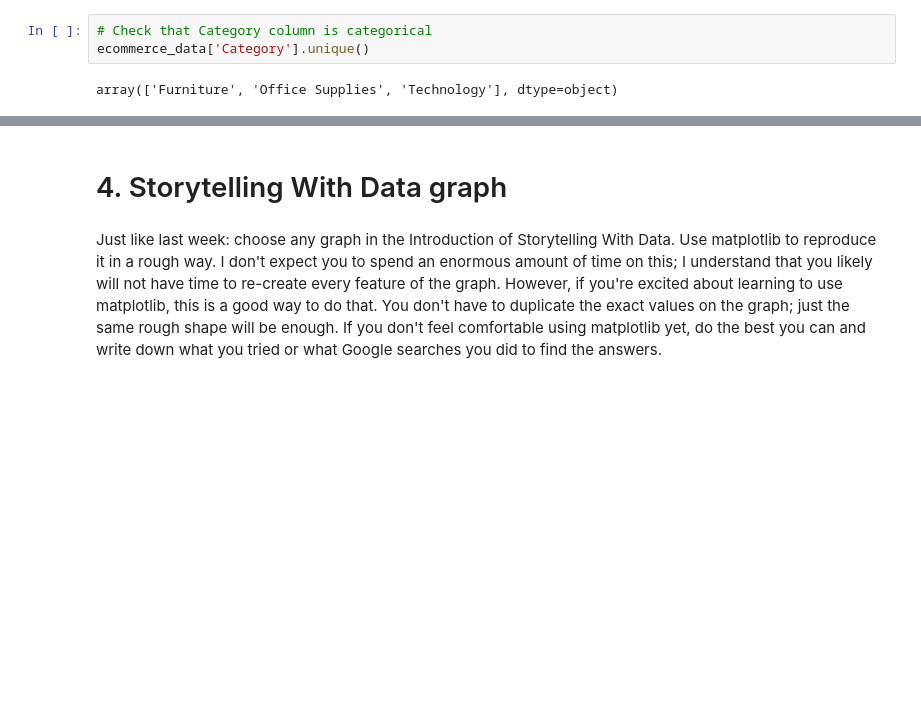
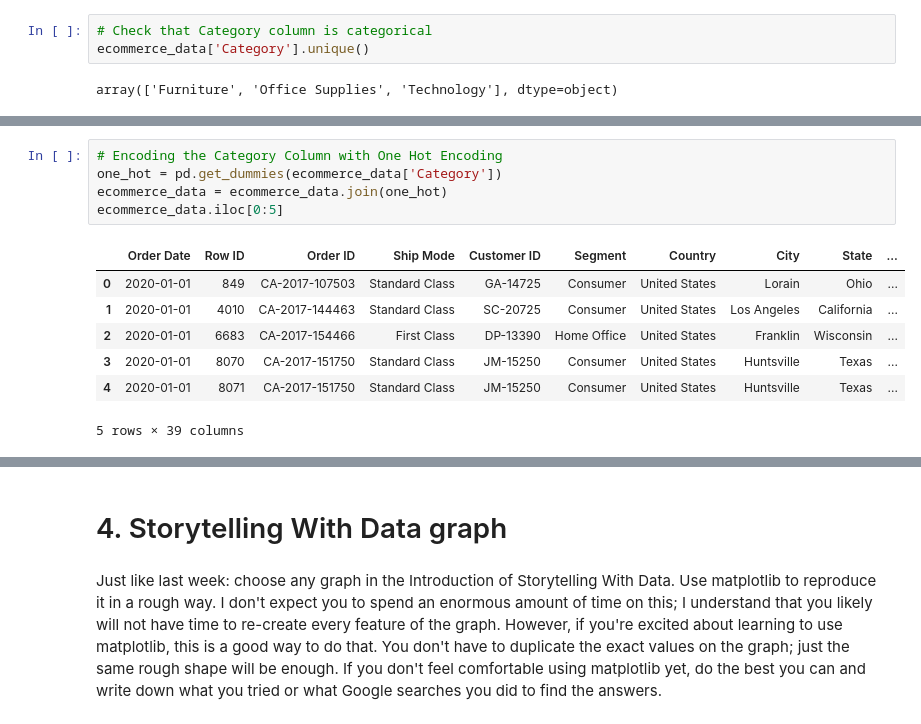
Before and after one commit to Haleymussary00/Module-B-semester-2, a Jupyter notebook: Week2.ipynb, the cells around one changed output, grey strips where cells are left out. Cells and saved outputs as stored; diff of their text form; blank space fills up the shorter version.

```diff
--- a/Week2.ipynb
+++ b/Week2.ipynb
@@ -241,3 +244,16 @@ KeyError: 'Sub-Category'
+# %%
+# Encoding the Category Column with One Hot Encoding
+one_hot = pd.get_dummies(ecommerce_data['Category'])
+ecommerce_data = ecommerce_data.join(one_hot)
+ecommerce_data.iloc[0:5]
+# %% [output]
+|  | Order Date | Row ID | Order ID | Ship Mode | Customer ID | Segment | Country | City | State | ... |
+| 0 | 2020-01-01 | 849 | CA-2017-107503 | Standard Class | GA-14725 | Consumer | United States | Lorain | Ohio | ... |
+| 1 | 2020-01-01 | 4010 | CA-2017-144463 | Standard Class | SC-20725 | Consumer | United States | Los Angeles | California | ... |
+| 2 | 2020-01-01 | 6683 | CA-2017-154466 | First Class | DP-13390 | Home Office | United States | Franklin | Wisconsin | ... |
+| 3 | 2020-01-01 | 8070 | CA-2017-151750 | Standard Class | JM-15250 | Consumer | United States | Huntsville | Texas | ... |
+| 4 | 2020-01-01 | 8071 | CA-2017-151750 | Standard Class | JM-15250 | Consumer | United States | Huntsville | Texas | ... |
+5 rows × 39 columns
 # %%
 # Encoding the Sub-Category Column with One Hot Encoding
 one_hot = pd.get_dummies(ecommerce_data['Sub-Category'])
```
Also changed, not shown: parts of 7 cells of this notebook.
